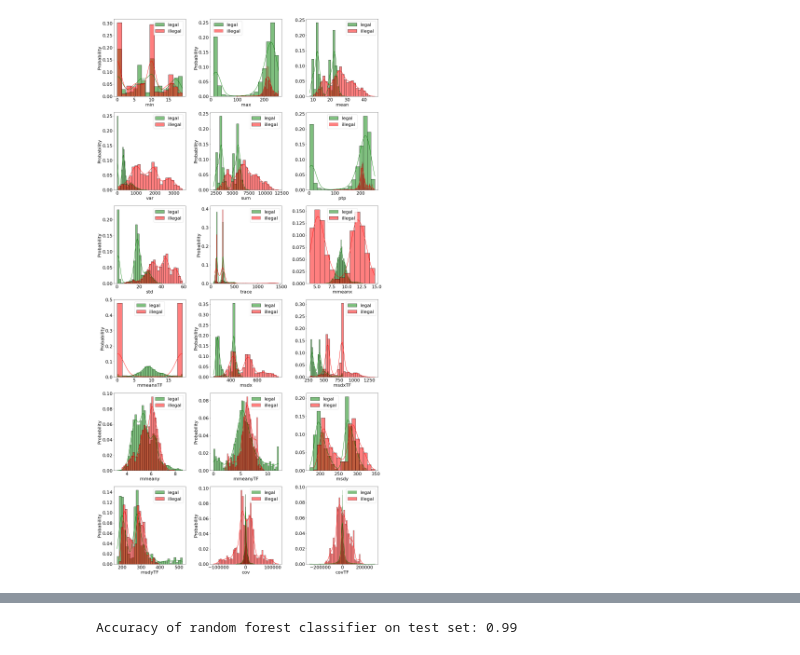
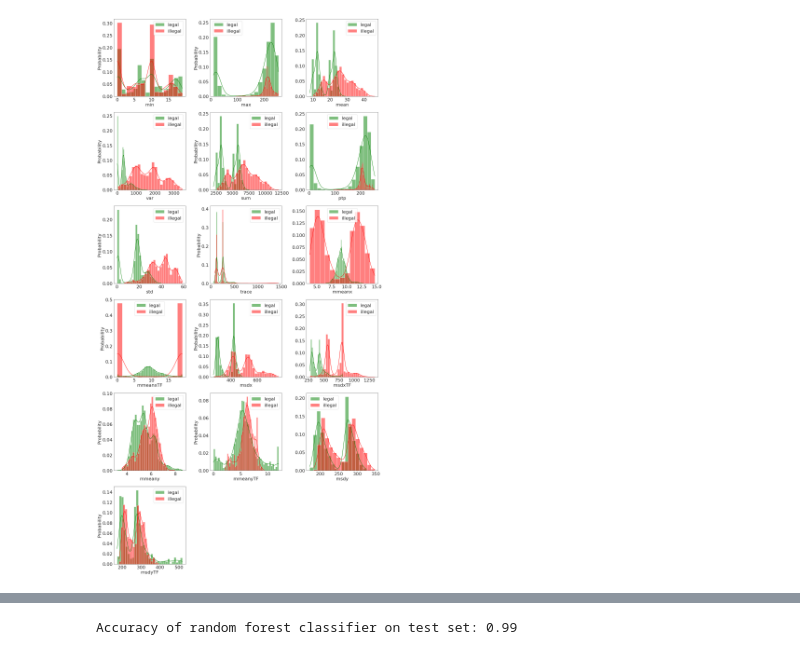
Before and after one commit to mmenzyns/ai-palm-rejection, a Jupyter notebook: ai_ml/feature_learning.ipynb, the cells around one changed output, grey strips where cells are left out. Saved outputs shown, nothing was run; the diff lists cells and outputs as text; code cells hidden in the pictures.

```diff
--- a/ai_ml/feature_learning.ipynb
+++ b/ai_ml/feature_learning.ipynb
@@ -185,9 +113,6 @@ legal_features = pd.DataFrame({
 
     "msdy": np.array([marginal.std(image, dim='y', meanNN_TF=False) for image in legal]),
     "msdyTF": np.array([marginal.std(image, dim='y', meanNN_TF=True) for image in legal]),
-
-    "cov": np.array([get_cov(image, meanNN_TF=False) for image in legal]),
-    "covTF": np.array([get_cov(image, meanNN_TF=True) for image in legal]),
 
     "target": 0
 })
@@ -214,9 +139,6 @@ illegal_features = pd.DataFrame({
     "msdy": np.array([marginal.std(image, dim='y', meanNN_TF=False) for image in illegal]),
     "msdyTF": np.array([marginal.std(image, dim='y', meanNN_TF=True) for image in illegal]),
 
-    "cov": np.array([get_cov(image, meanNN_TF=False) for image in illegal]),
-    "covTF": np.array([get_cov(image, meanNN_TF=True) for image in illegal]),
-
     "target": 1
 })
 
@@ -282,21 +208,21 @@ test_features = pd.concat((illegal_test_features, legal_test_features))
 # %%
 fig = plt.figure(figsize=(20, 40))
 plt.rcParams.update({'font.size': 22})
 i = 1
-for feature in features.columns[: features.columns.slice_locs(end='covTF')[1]]: # Cycle through columns until and including "trace"
+for feature in features.columns[: features.columns.slice_locs(end='msdyTF')[1]]: # Cycle through columns until and including "trace"
     plt.subplot(6, 3, i)
     sns.histplot(data=legal_features, x=feature, kde=True, stat="probability", color='g', label='legal')
     sns.histplot(data=illegal_features, x=feature, kde=True, stat="probability", color='r', label='illegal')
     if i % 3 == 0:
         plt.ylabel(None)
     plt.legend(loc='best')
     i += 1
 # fig.suptitle('Feature Analysis')
 fig.tight_layout()
 fig.subplots_adjust(top=0.95)
 plt.savefig('figures/ai_ml_feature_distribution.pdf')
 # %% [output]
-[figure, old version]
+[figure, new version]
 # %%
 plt.figure(figsize=(30,40))
 corr = features.corr()
```
Also changed, not shown: parts of 20 cells of this notebook, 21 other files.
